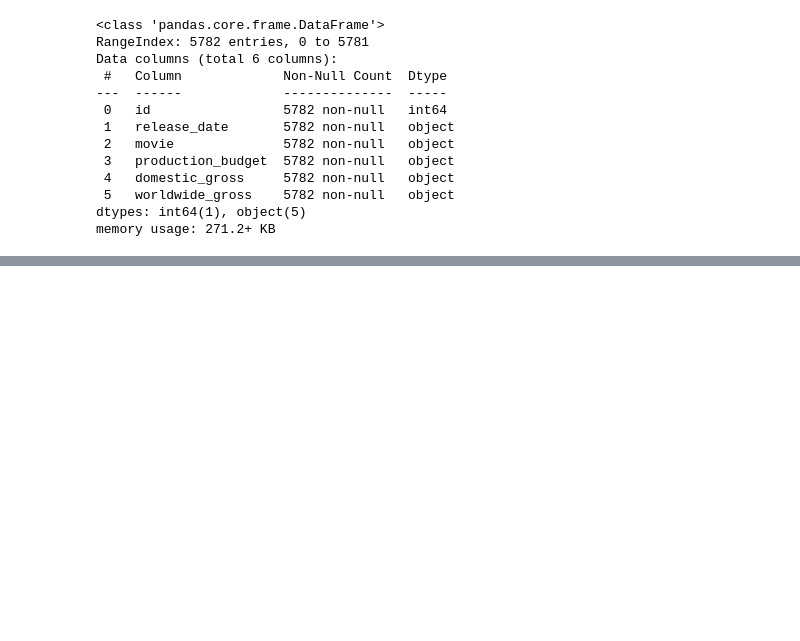
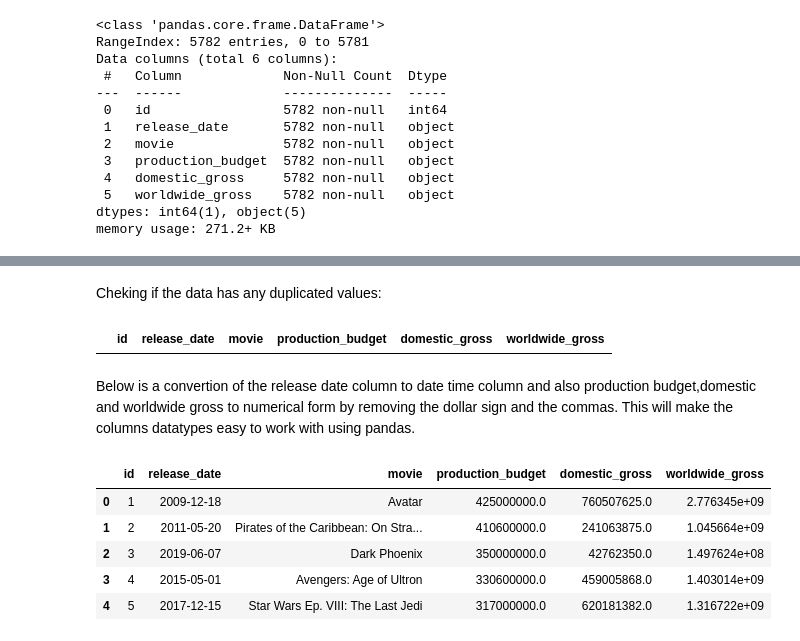
Before and after one commit to AgathaNyambati/Microsoft_studio_project, a Jupyter notebook: Microsoftstudio.ipynb, the cells around one changed output, grey strips where cells are left out. Saved outputs shown, nothing was run; the diff lists cells and outputs as text; code cells hidden in the pictures; blank space fills up the shorter version.

Commit message:
checking missing values,duplicate and column convertion

```diff
--- a/Microsoftstudio.ipynb
+++ b/Microsoftstudio.ipynb
@@ -388,0 +404,26 @@ tn_movie.shape
+# %% [markdown]
+Cheking if the data has any duplicated values:
+# %%
+#check for any duplicate data
+duplicates = tn_movie[tn_movie.duplicated()]
+duplicates
+# %% [output]
+|  | id | release_date | movie | production_budget | domestic_gross | worldwide_gross |
+# %% [markdown]
+Below is a convertion of the release date column to date time column and also production budget,domestic and worldwide gross to numerical form by removing the dollar sign and the commas. This will make the columns datatypes easy to work with using pandas.
+# %%
+#converting release _date to datetime
+tn_movie['release_date'] = pd.to_datetime(tn_movie['release_date'])
+
+#converting columns to numerical date
+cols_to_convert =['production_budget', 'domestic_gross', 'worldwide_gross']
+for col in cols_to_convert:
+    tn_movie[col] = tn_movie[col].astype(str).str.replace('[$,]', '', regex=True).astype(float)
+tn_movie.head()
+# %% [output]
+|  | id | release_date | movie | production_budget | domestic_gross | worldwide_gross |
+| 0 | 1 | 2009-12-18 | Avatar | 425000000.0 | 760507625.0 | 2.776345e+09 |
+| 1 | 2 | 2011-05-20 | Pirates of the Caribbean: On Stra... | 410600000.0 | 241063875.0 | 1.045664e+09 |
+| 2 | 3 | 2019-06-07 | Dark Phoenix | 350000000.0 | 42762350.0 | 1.497624e+08 |
+| 3 | 4 | 2015-05-01 | Avengers: Age of Ultron | 330600000.0 | 459005868.0 | 1.403014e+09 |
+| 4 | 5 | 2017-12-15 | Star Wars Ep. VIII: The Last Jedi | 317000000.0 | 620181382.0 | 1.316722e+09 |
```
Also changed, not shown: parts of 3 cells of this notebook.
